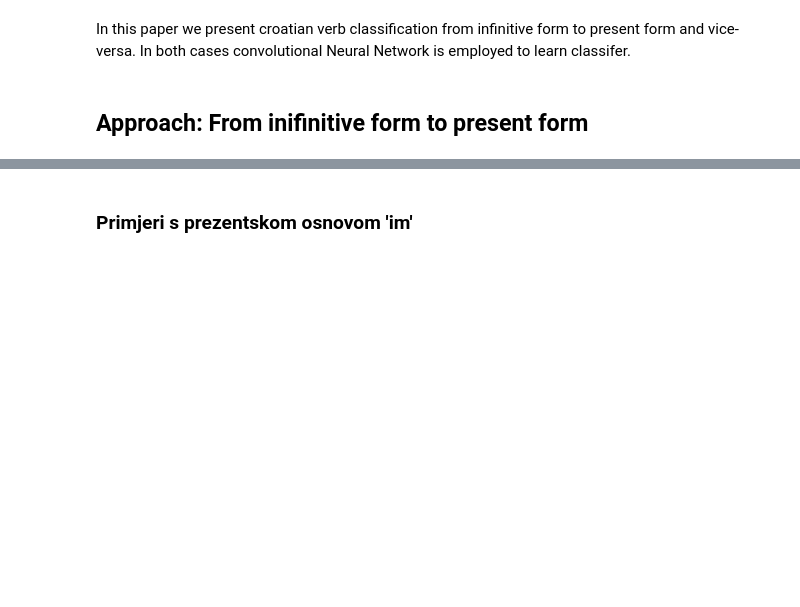
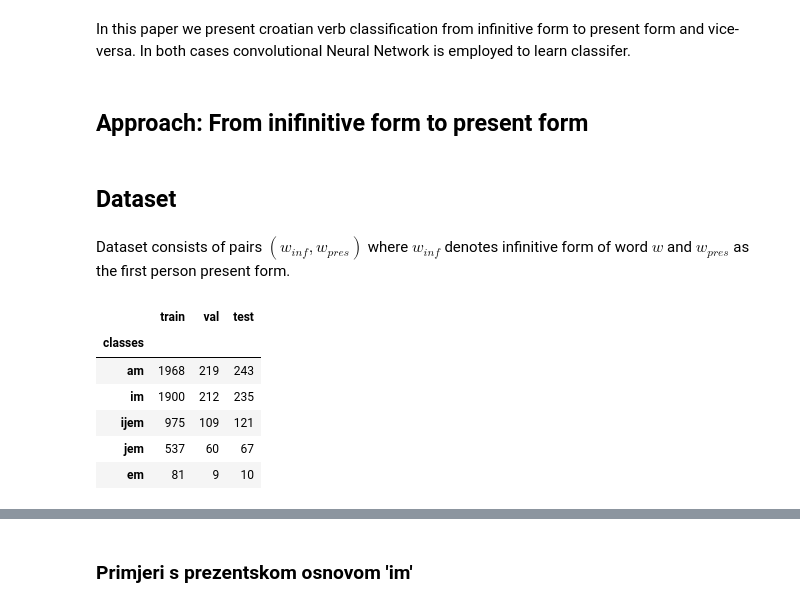
Before and after one commit to dseverdi/HR_verb_classfication, a Jupyter notebook: demo.ipynb, the cells around one changed output, grey strips where cells are left out. Drawn from its saved outputs; the diff is of its cells as text; code cells hidden in the pictures; blank space fills up the shorter version.

```diff
--- a/demo.ipynb
+++ b/demo.ipynb
@@ -14,4 +14,32 @@ from inf2pres.utils         import ucitajPodatke
+# %% [markdown]
+## Dataset
+# %% [markdown]
+Dataset consists of pairs $(w_{inf},w_{pres})$ where $w_{inf}$ denotes infinitive form of word $w$ and $w_{pres}$ as the first person present form.
 # %%
 train_set, val_set, test_set, sve_kategorije = ucitajPodatke('inf2pres/dataset/')
+# %%
+import pandas as pd
+train_df = pd.DataFrame(train_set,columns=['word','class'])
+val_df   = pd.DataFrame(val_set,columns=['word','class'])
+test_df  = pd.DataFrame(test_set,columns=['word','class'])
+# %%
+stats = pd.DataFrame(data =
+                     {'classes' : klase_prezent.values(),
+                      'train' : train_df['class'].value_counts(),
+                      'val' : val_df['class'].value_counts(),
+                      'test' : test_df['class'].value_counts()},
+
+        ).set_index('classes').style.background_gradient(cmap="Blues")
+
+
+stats
+# %% [output]
+|  | train | val | test |
+| classes |  |  |  |
+| am | 1968 | 219 | 243 |
+| im | 1900 | 212 | 235 |
+| ijem | 975 | 109 | 121 |
+| jem | 537 | 60 | 67 |
+| em | 81 | 9 | 10 |
 # %%
 # evaluacija prethodno spremljenog modela
```
Also changed, not shown: parts of 4 cells of this notebook, 1 other file.
